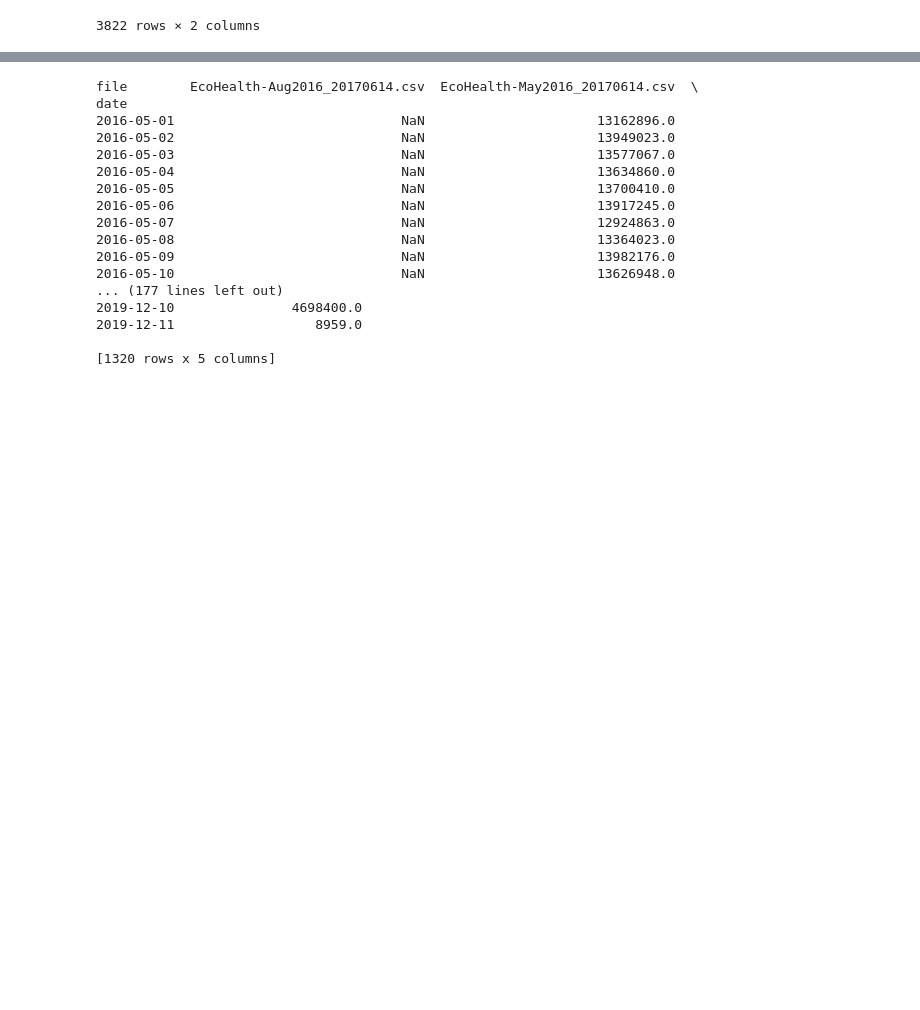
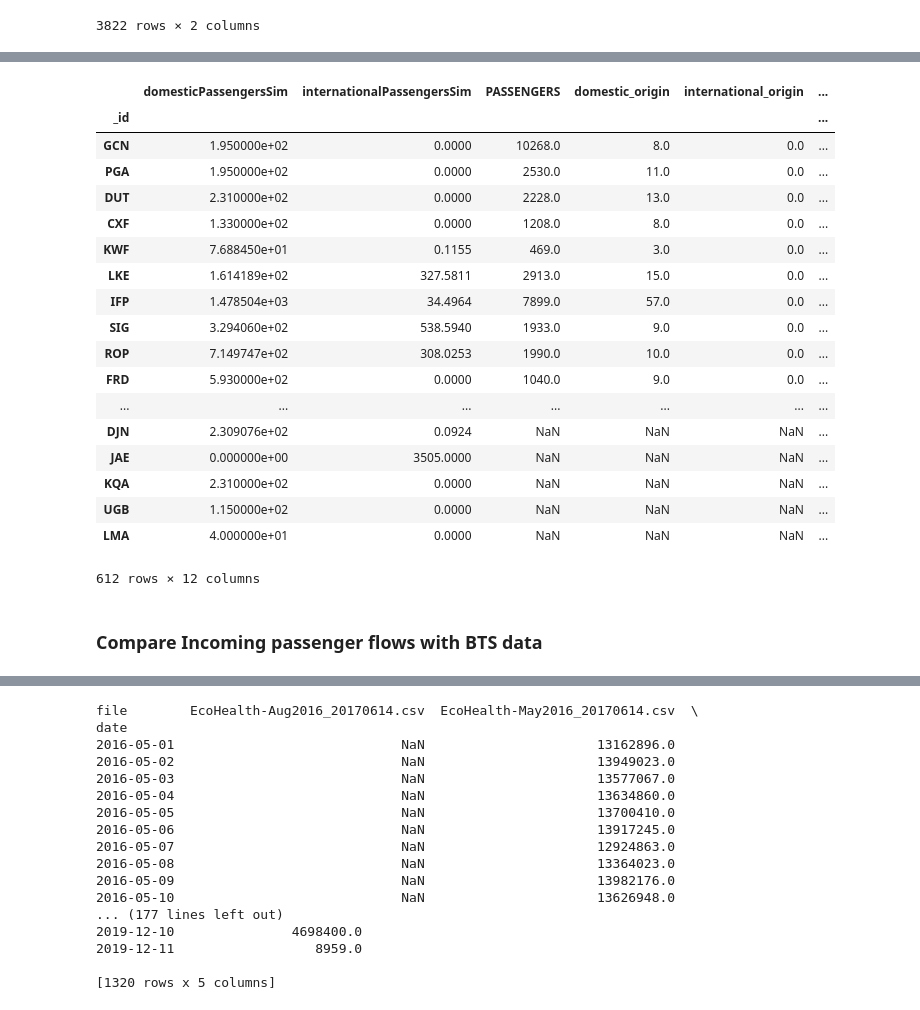
Before and after one commit to ecohealthalliance/flight-data-notebook, a Jupyter notebook: flight-data-validation.ipynb, the cells around one changed output, grey strips where cells are left out. Cells and saved outputs as stored; diff of their text form; code cells hidden in the pictures; blank space fills up the shorter version.

```diff
--- a/flight-data-validation.ipynb
+++ b/flight-data-validation.ipynb
@@ -244,0 +222,27 @@ inbound_df.join(df.groupby("DEST").sum()).rename(columns={
+# %%
+results = list(db.passengerFlows.aggregate([{
+   "$match": {
+       "simGroup": "fmd-2017-06",
+       "departureAirport": {
+           "$in": USAirports
+       }
+   }
+}, {
+    "$group": {
+        "_id": "$departureAirport",
+        "domesticPassengersSim": {
+            "$sum": {
+                "$cond": [{"$in": ["$arrivalAirport", USAirports]}, "$estimatedPassengers", 0]
+            }
+        },
+        "internationalPassengersSim": {
+            "$sum": {
+                "$cond": [{"$in": ["$arrivalAirport", USAirports]}, 0, "$estimatedPassengers"]
+            }
+        },
+    }
+}]))
+# %%
+df = pd.DataFrame(results).set_index('_id')
+df = df.join(t100_df)
+df.sum()
@@ -244,0 +262,25 @@ inbound_df.join(df.groupby("DEST").sum()).rename(columns={
+# %%
+df['ratio'] = (df.domesticPassengersSim + df.internationalPassengersSim) / df.PASSENGERS
+df.sort_values('ratio')
+# %% [output]
+|  | domesticPassengersSim | internationalPassengersSim | PASSENGERS | domestic_origin | international_origin | ... |
+| _id |  |  |  |  |  | ... |
+| GCN | 1.950000e+02 | 0.0000 | 10268.0 | 8.0 | 0.0 | ... |
+| PGA | 1.950000e+02 | 0.0000 | 2530.0 | 11.0 | 0.0 | ... |
+| DUT | 2.310000e+02 | 0.0000 | 2228.0 | 13.0 | 0.0 | ... |
+| CXF | 1.330000e+02 | 0.0000 | 1208.0 | 8.0 | 0.0 | ... |
+| KWF | 7.688450e+01 | 0.1155 | 469.0 | 3.0 | 0.0 | ... |
+| LKE | 1.614189e+02 | 327.5811 | 2913.0 | 15.0 | 0.0 | ... |
+| IFP | 1.478504e+03 | 34.4964 | 7899.0 | 57.0 | 0.0 | ... |
+| SIG | 3.294060e+02 | 538.5940 | 1933.0 | 9.0 | 0.0 | ... |
+| ROP | 7.149747e+02 | 308.0253 | 1990.0 | 10.0 | 0.0 | ... |
+| FRD | 5.930000e+02 | 0.0000 | 1040.0 | 9.0 | 0.0 | ... |
+| ... | ... | ... | ... | ... | ... | ... |
+| DJN | 2.309076e+02 | 0.0924 | NaN | NaN | NaN | ... |
+| JAE | 0.000000e+00 | 3505.0000 | NaN | NaN | NaN | ... |
+| KQA | 2.310000e+02 | 0.0000 | NaN | NaN | NaN | ... |
+| UGB | 1.150000e+02 | 0.0000 | NaN | NaN | NaN | ... |
+| LMA | 4.000000e+01 | 0.0000 | NaN | NaN | NaN | ... |
+612 rows × 12 columns
+# %% [markdown]
+### Compare Incoming passenger flows with BTS data
```
Also changed, not shown: parts of 4 cells of this notebook.
